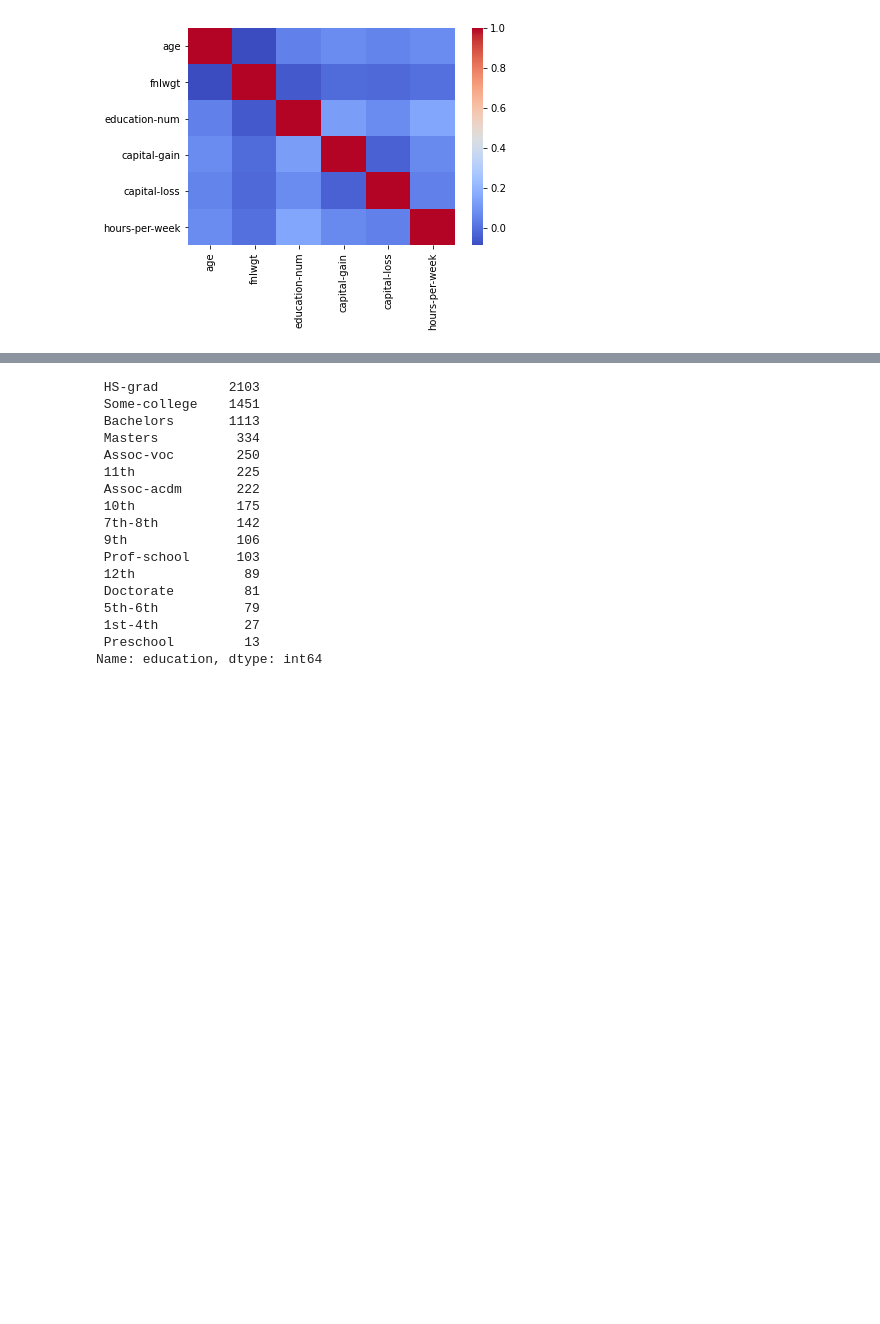
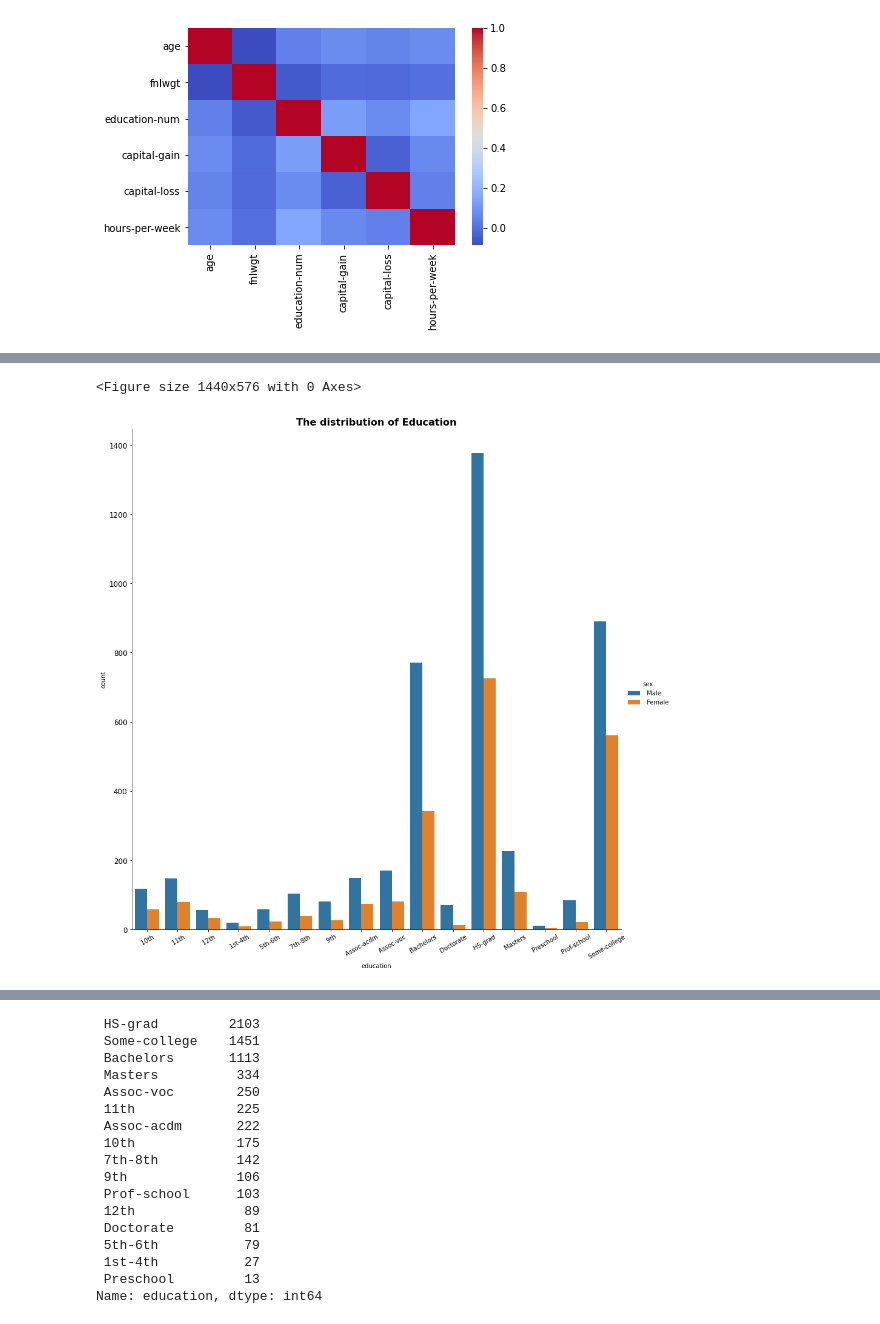
Before and after one commit to Stebaj/Team-GYM, a Jupyter notebook: hackathon-project.ipynb, the cells around one changed output, grey strips where cells are left out. Saved outputs shown, nothing was run; the diff lists cells and outputs as text; code cells hidden in the pictures; blank space fills up the shorter version.

```diff
--- a/hackathon-project.ipynb
+++ b/hackathon-project.ipynb
@@ -61,0 +72,11 @@ sns.heatmap(df.corr(), cmap='coolwarm')
+# %%
+df_ed = df.sort_values(by = 'education')
+plt.figure(figsize = (20,8))
+#plt.hist(df['education']);
+sns.catplot(x ='education', hue ='sex', kind ='count', data = df_ed, height = 12)
+plt.title('The distribution of Education',fontsize = 16,fontweight='bold')
+plt.xticks(rotation = 30, fontsize = 10)
+plt.yticks(rotation = 0, fontsize = 12);
+# %% [output]
+<Figure size 1440x576 with 0 Axes>
+[figure, added]
```
Also changed, not shown: parts of 20 cells of this notebook.
